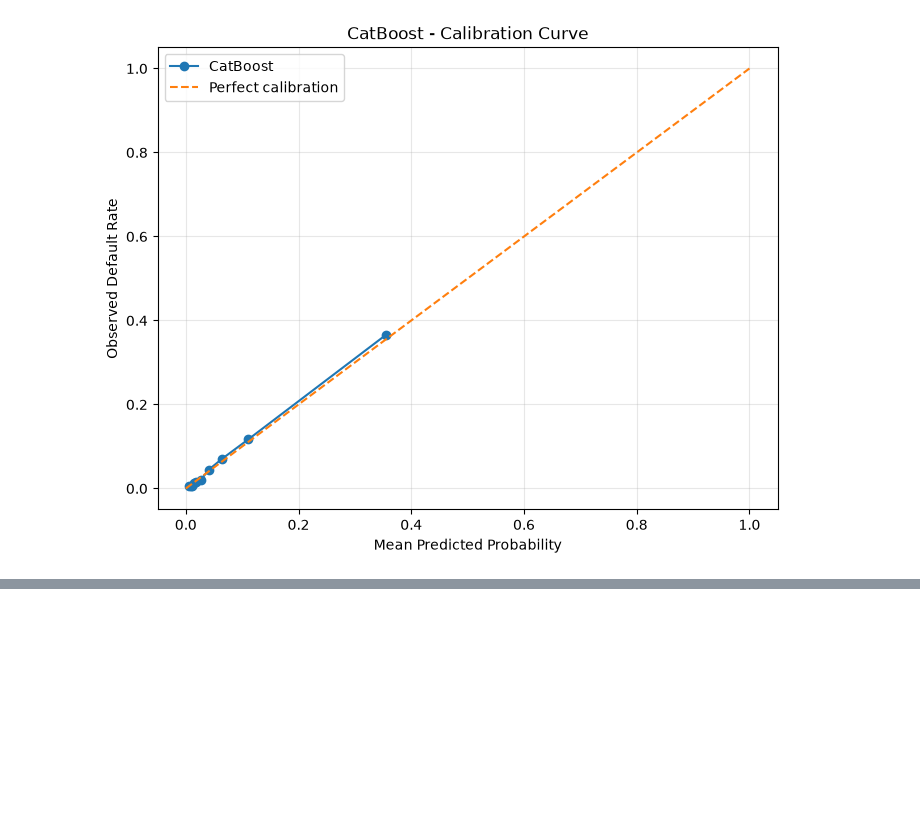
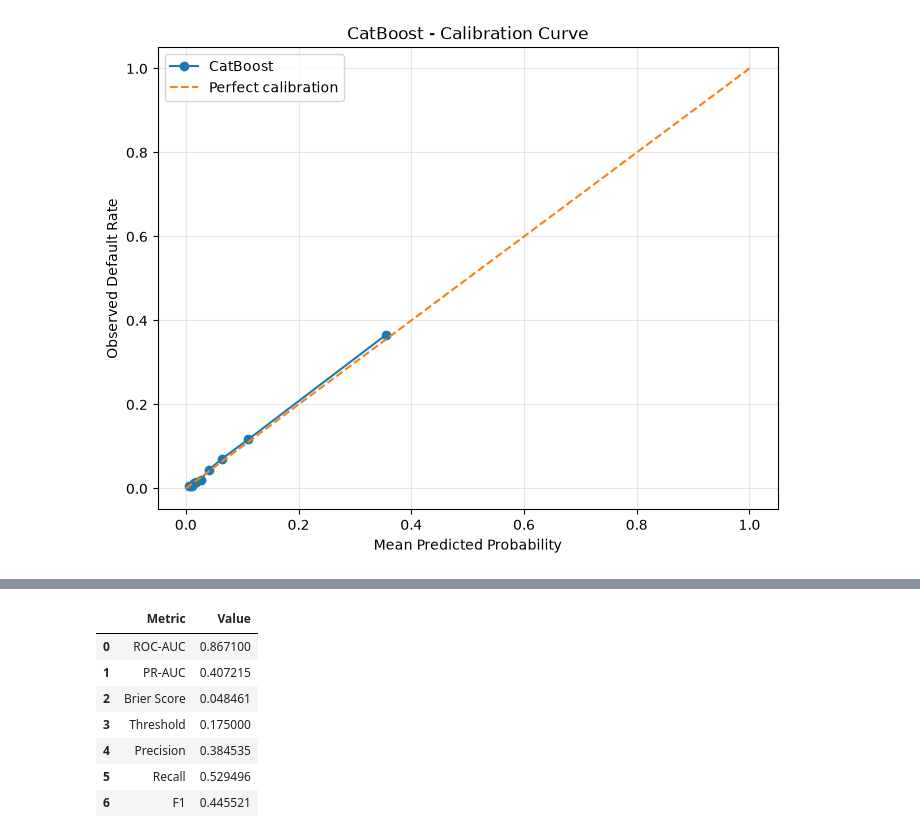
Before and after one commit to Randysman/credit_score, a Jupyter notebook: Modeling(boosting).ipynb, the cells around one changed output, grey strips where cells are left out. Cells and saved outputs as stored; diff of their text form; code cells hidden in the pictures; blank space fills up the shorter version.

```diff
--- a/Modeling(boosting).ipynb
+++ b/Modeling(boosting).ipynb
@@ -866,0 +1047,9 @@ plt.show()
+# %%
+best_catboost_f1_row = (
+    catboost_threshold_results
+    .loc[
+        catboost_threshold_results['F1'].idxmax()
+    ]
+)
+
+best_catboost_f1_row
@@ -866,0 +1098,35 @@ plt.show()
+# %%
+FINAL_THRESHOLD = 0.175
+final_model = best_catboost
+# %%
+final_metrics = pd.DataFrame({
+    'Metric': [
+        'ROC-AUC',
+        'PR-AUC',
+        'Brier Score',
+        'Threshold',
+        'Precision',
+        'Recall',
+        'F1'
+    ],
+    'Value': [
+        best_catboost_roc_auc,
+        best_catboost_pr_auc,
+        catboost_brier,
+        FINAL_THRESHOLD,
+        best_catboost_f1_row['Precision'],
+        best_catboost_f1_row['Recall'],
+        best_catboost_f1_row['F1']
+    ]
+})
+
+final_metrics
+# %% [output]
+|  | Metric | Value |
+| 0 | ROC-AUC | 0.867100 |
+| 1 | PR-AUC | 0.407215 |
+| 2 | Brier Score | 0.048461 |
+| 3 | Threshold | 0.175000 |
+| 4 | Precision | 0.384535 |
+| 5 | Recall | 0.529496 |
+| 6 | F1 | 0.445521 |
```
Also changed, not shown: parts of 16 cells of this notebook.
